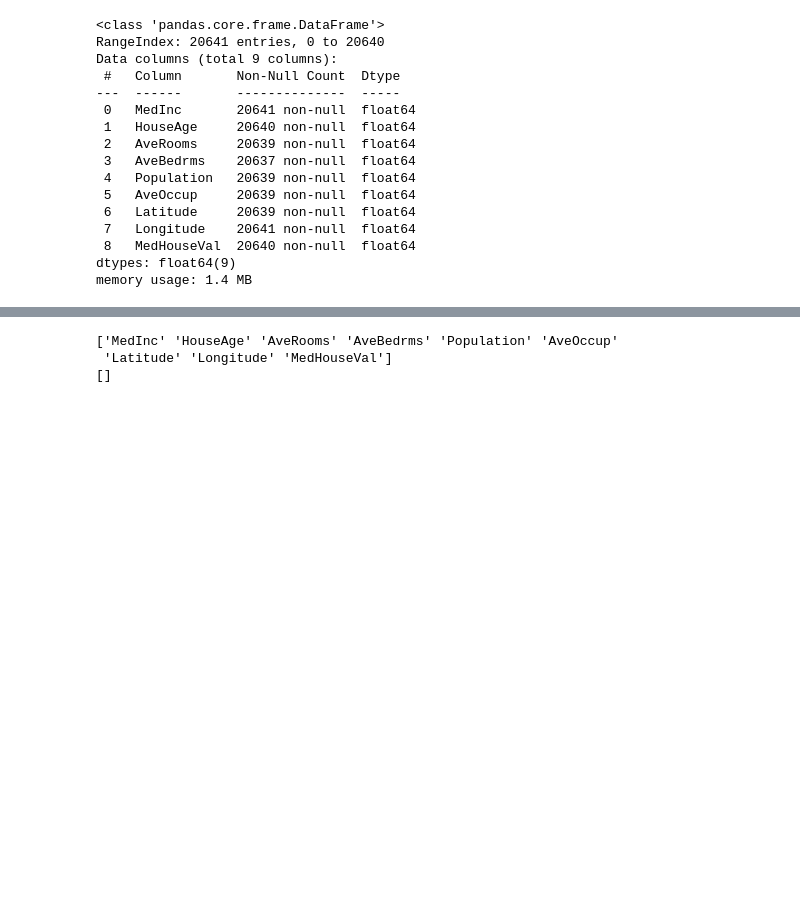
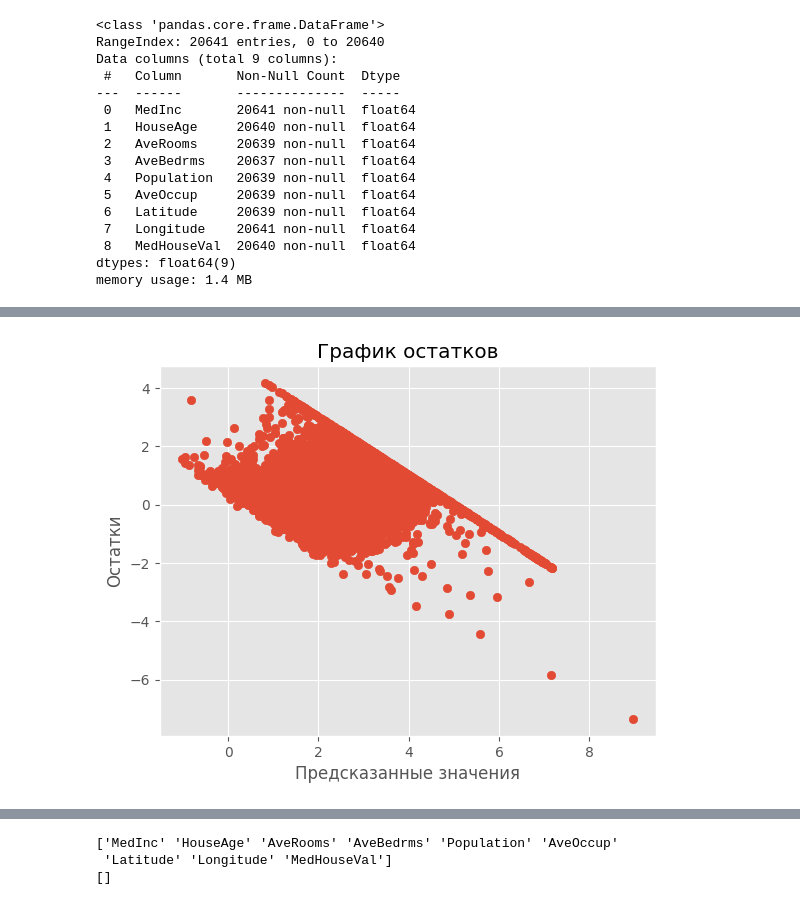
Before and after one commit to DianaShiryaeva/data_preparation, a Jupyter notebook: preparation_number_data.ipynb, the cells around one changed output, grey strips where cells are left out. Saved outputs shown, nothing was run; the diff lists cells and outputs as text; code cells hidden in the pictures; blank space fills up the shorter version.

```diff
--- a/preparation_number_data.ipynb
+++ b/preparation_number_data.ipynb
@@ -59,0 +69,11 @@ memory usage: 1.4 MB
+# %%
+import statsmodels.formula.api as sm
+
+dependent_variable = 'MedHouseVal'
+independent_variables = ['MedInc', 'HouseAge', 'AveRooms', 'AveBedrms',
+                         'Population', 'AveOccup', 'Latitude', 'Longitude']
+
+# Строим модель линейной регрессии
+model = sm.ols(f'{dependent_variable} ~ {" + ".join(independent_variables)}', data=df)
+results = model.fit()
+print(results.summary())
@@ -59,0 +120,10 @@ memory usage: 1.4 MB
+# %%
+# График остатков
+plt.figure()
+plt.scatter(results.fittedvalues, results.resid)
+plt.xlabel('Предсказанные значения')
+plt.ylabel('Остатки')
+plt.title('График остатков')
+plt.show()
+# %% [output]
+[figure, added]
```
Also changed, not shown: parts of 7 cells of this notebook, 3 other files.
